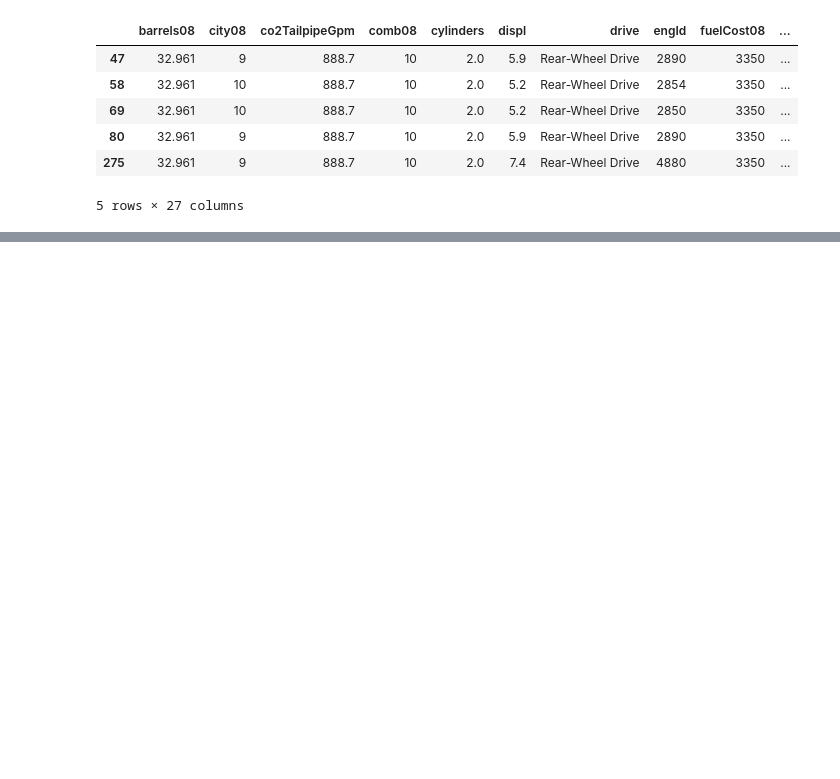
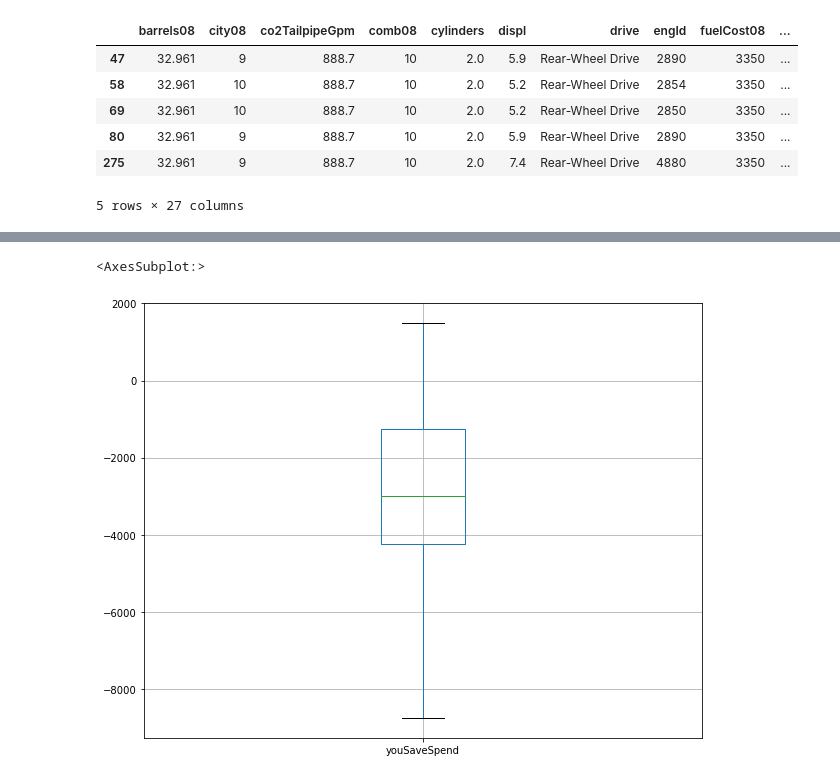
Before and after one commit to lauralardies/week3_d2, a Jupyter notebook: analitica.ipynb, the cells around one changed output, grey strips where cells are left out. Saved outputs shown, nothing was run; the diff lists cells and outputs as text; code cells hidden in the pictures; blank space fills up the shorter version.

Commit message:
eliminar outliers

```diff
--- a/analitica.ipynb
+++ b/analitica.ipynb
@@ -305,0 +311,7 @@ outliers.head()
+# %%
+clean_index = [i for i in data.index if i not in outliers.index]
+data = data.iloc[clean_index]
+data[['youSaveSpend']].boxplot(figsize=(10,8))
+# %% [output]
+<AxesSubplot:>
+[figure, added]
```
Also changed, not shown: parts of 1 cell of this notebook.
